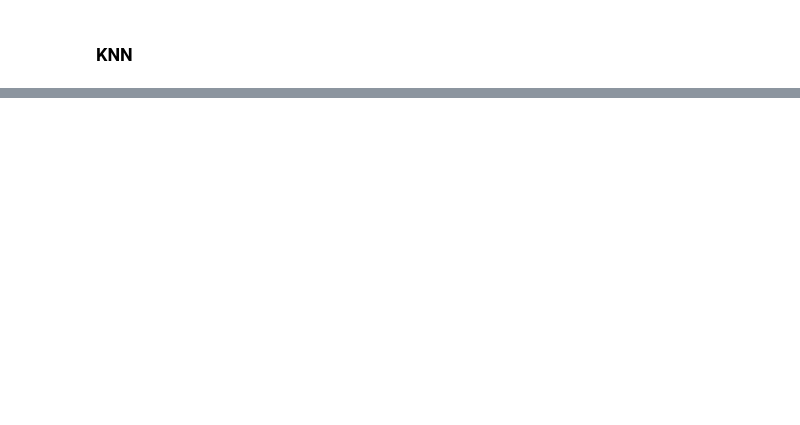
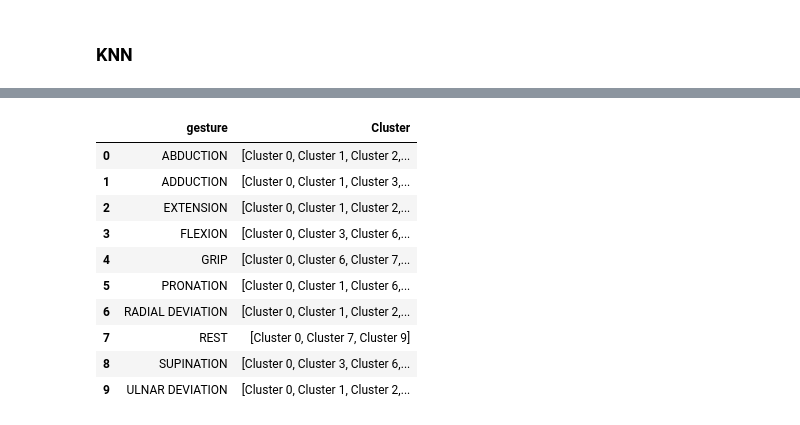
Before and after one commit to zugzvangg/SPC, a Jupyter notebook: stats/biosignals/ts_clustering.ipynb, the cells around one changed output, grey strips where cells are left out. Drawn from its saved outputs; the diff is of its cells as text; code cells hidden in the pictures; blank space fills up the shorter version.

```diff
--- a/stats/biosignals/ts_clustering.ipynb
+++ b/stats/biosignals/ts_clustering.ipynb
@@ -144,6 +171,6 @@ plt.show()
 # %%
 fancy_names_for_labels = [f"Cluster {label}" for label in labels]
 knn_result = pd.DataFrame(zip(namesofMySeries,fancy_names_for_labels),
-             columns=["Series","Cluster"]).sort_values(by="Cluster").set_index("Series")
-knn_result["Cluster"]
+             columns=["Series","Cluster"]).sort_values(by="Cluster")
+knn_result["Cluster"].value_counts()
 # %% [output]
@@ -176,0 +211,16 @@ plt.show()
+# %%
+knn_result["gesture"] = knn_result["Series"].str.split("_", expand = True, n=1)[0]
+knn_result_grouped = knn_result.groupby(["gesture"])["Cluster"].unique().reset_index()
+knn_result_grouped
+# %% [output]
+|  | gesture | Cluster |
+| 0 | ABDUCTION | [Cluster 0, Cluster 1, Cluster 2,... |
+| 1 | ADDUCTION | [Cluster 0, Cluster 1, Cluster 3,... |
+| 2 | EXTENSION | [Cluster 0, Cluster 1, Cluster 2,... |
+| 3 | FLEXION | [Cluster 0, Cluster 3, Cluster 6,... |
+| 4 | GRIP | [Cluster 0, Cluster 6, Cluster 7,... |
+| 5 | PRONATION | [Cluster 0, Cluster 1, Cluster 6,... |
+| 6 | RADIAL DEVIATION | [Cluster 0, Cluster 1, Cluster 2,... |
+| 7 | REST | [Cluster 0, Cluster 7, Cluster 9] |
+| 8 | SUPINATION | [Cluster 0, Cluster 3, Cluster 6,... |
+| 9 | ULNAR DEVIATION | [Cluster 0, Cluster 1, Cluster 2,... |
```
Also changed, not shown: parts of 14 cells of this notebook.
